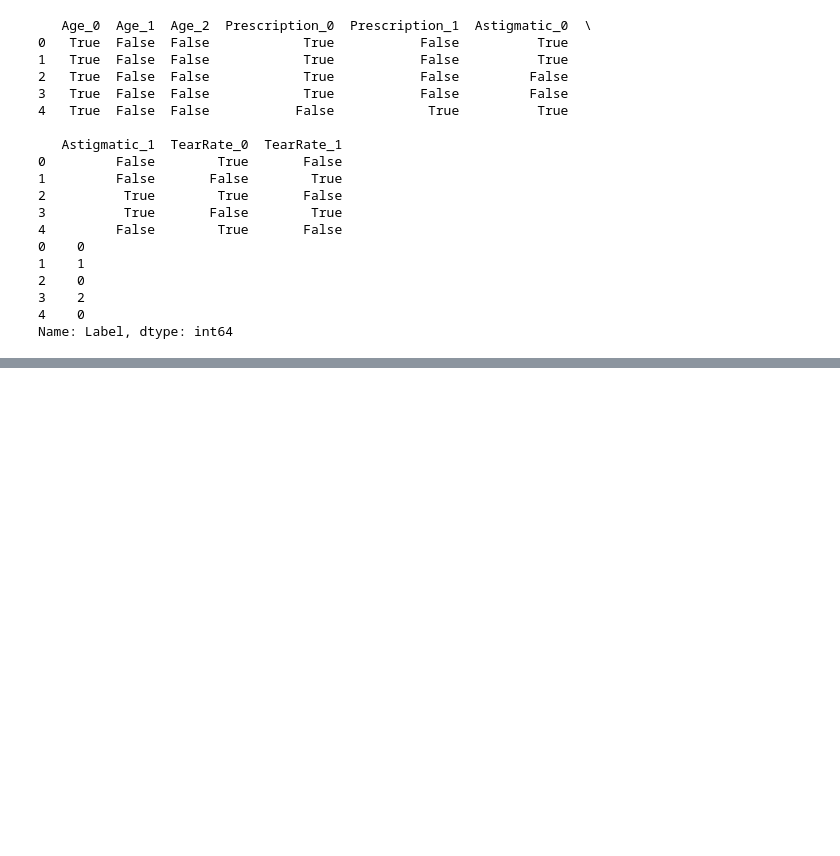
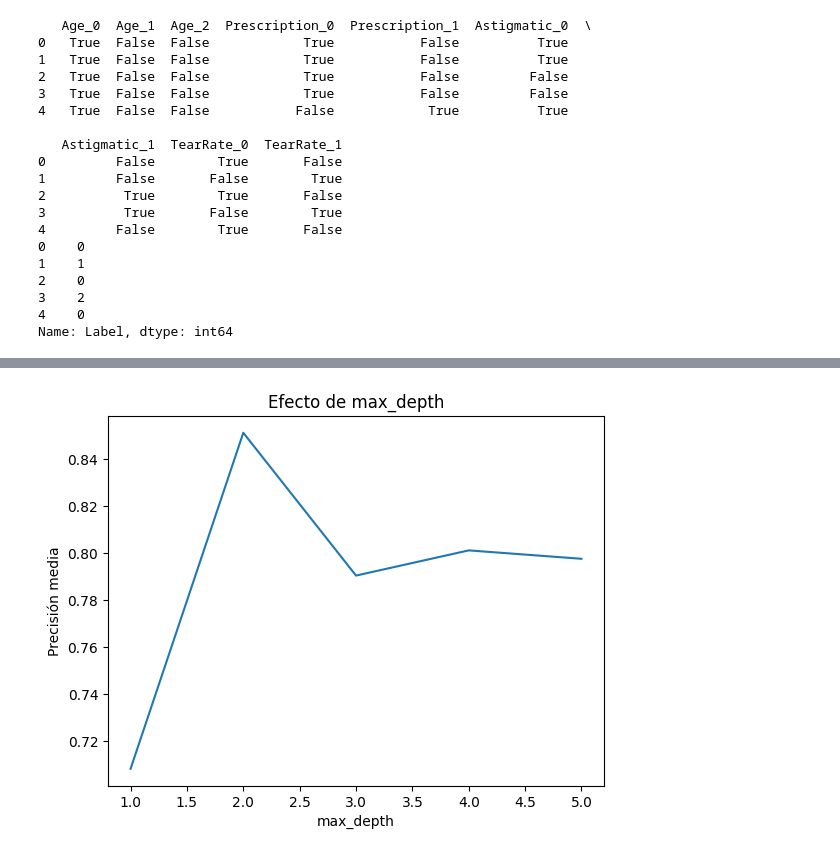
Before and after one commit to lupergo/AA, a Jupyter notebook: p02/script_hiperparametros_arbol.ipynb, the cells around one changed output, grey strips where cells are left out. Drawn from its saved outputs; the diff is of its cells as text; code cells hidden in the pictures; blank space fills up the shorter version.

```diff
--- a/p02/script_hiperparametros_arbol.ipynb
+++ b/p02/script_hiperparametros_arbol.ipynb
@@ -109,3 +113,5 @@ print(y[:5])
 3    2
 4    0
 Name: Label, dtype: int64
+# %%
+resultados = optimizar_arbol_decision(df_train)
@@ -111,0 +145,22 @@ Name: Label, dtype: int64
+# %%
+# Graficar resultados
+df_results = pd.DataFrame(resultados)
+
+#Visualización del efecto individual de cada hiperparámetro en la precisión
+
+#Efecto de max_depth
+depth_analysis = (
+    df_results
+    .groupby("max_depth")["precision"]
+    .mean()
+    .reset_index()
+)
+
+plt.figure()
+plt.plot(depth_analysis["max_depth"], depth_analysis["precision"])
+plt.xlabel("max_depth")
+plt.ylabel("Precisión media")
+plt.title("Efecto de max_depth")
+plt.show()
+# %% [output]
+[figure, added]
```
Also changed, not shown: parts of 9 cells of this notebook.
